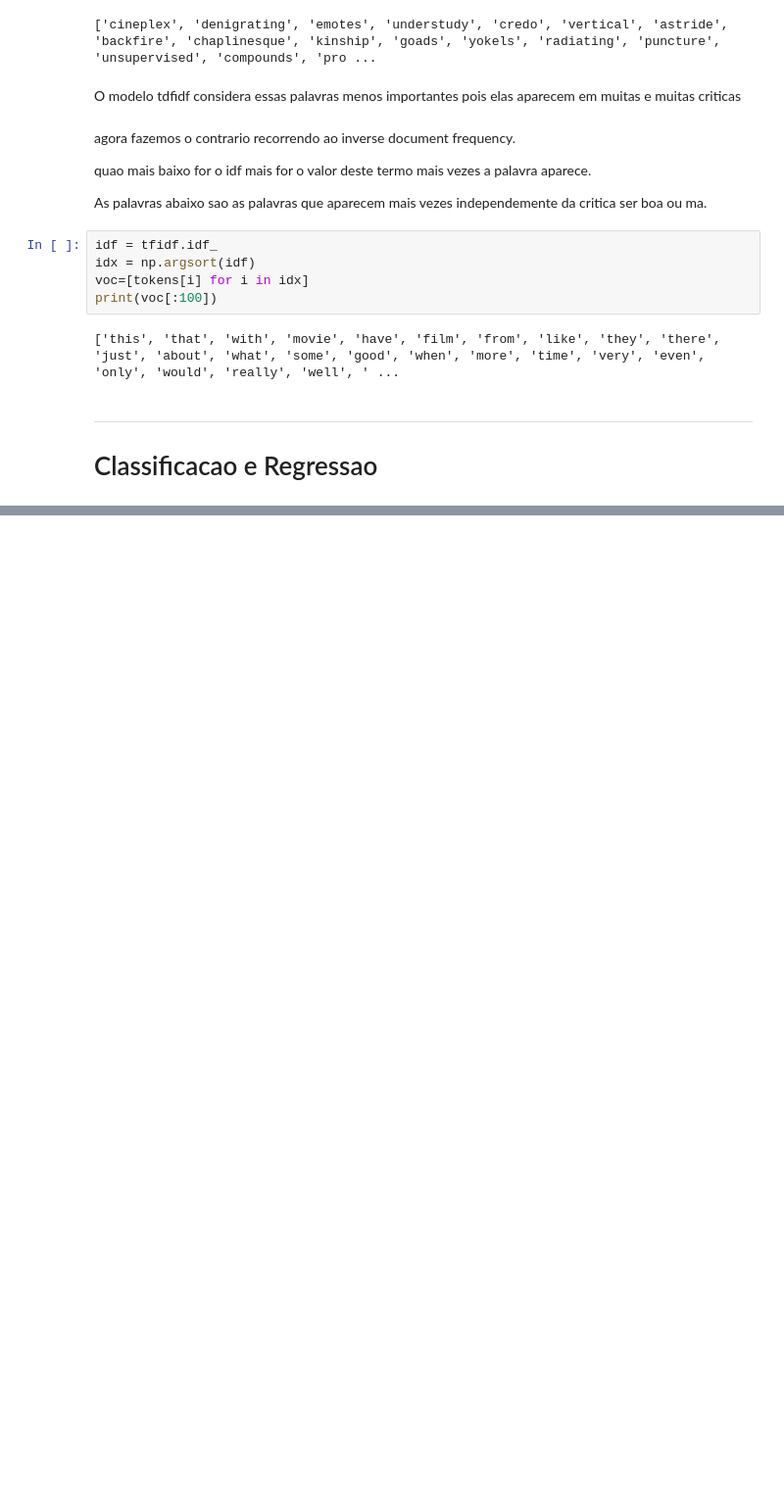
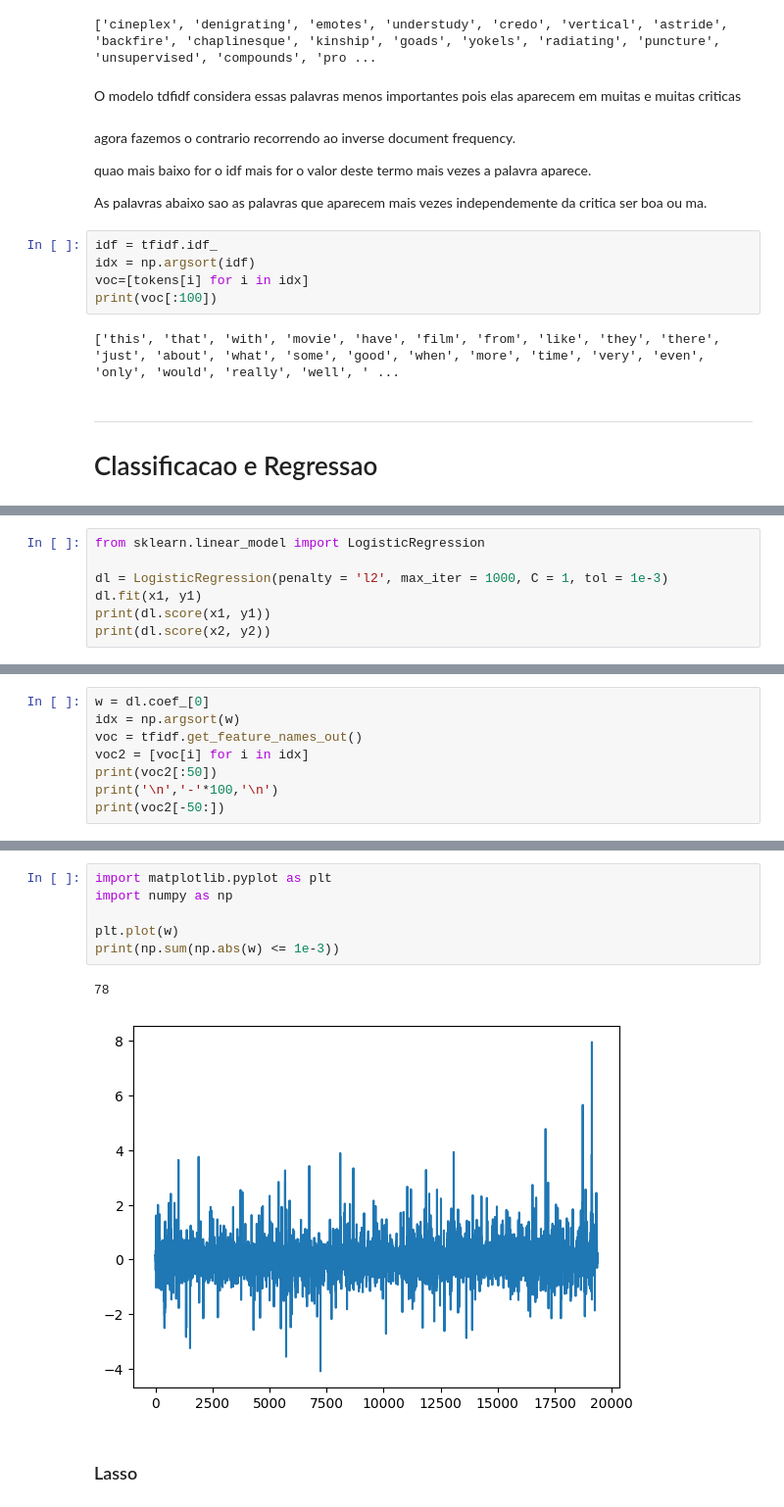
Before and after one commit to belarminooO/AA_TP2, a Jupyter notebook: TP2.ipynb, the cells around one changed output, grey strips where cells are left out. Shown: that part at 98% size. Drawn from its saved outputs; the diff is of its cells as text; blank space fills up the shorter version.

```diff
--- a/TP2.ipynb
+++ b/TP2.ipynb
@@ -287,0 +311,7 @@ print(voc[:100])
+# %%
+from sklearn.linear_model import LogisticRegression
+
+dl = LogisticRegression(penalty = 'l2', max_iter = 1000, C = 1, tol = 1e-3)
+dl.fit(x1, y1)
+print(dl.score(x1, y1))
+print(dl.score(x2, y2))
@@ -287,0 +321,8 @@ print(voc[:100])
+# %%
+w = dl.coef_[0]
+idx = np.argsort(w)
+voc = tfidf.get_feature_names_out()
+voc2 = [voc[i] for i in idx]
+print(voc2[:50])
+print('\n','-'*100,'\n')
+print(voc2[-50:])
@@ -287,0 +335,11 @@ print(voc[:100])
+# %%
+import matplotlib.pyplot as plt
+import numpy as np
+
+plt.plot(w)
+print(np.sum(np.abs(w) <= 1e-3))
+# %% [output]
+78
+[figure, added]
+# %% [markdown]
+### Lasso
```
Also changed, not shown: parts of 7 cells of this notebook.
